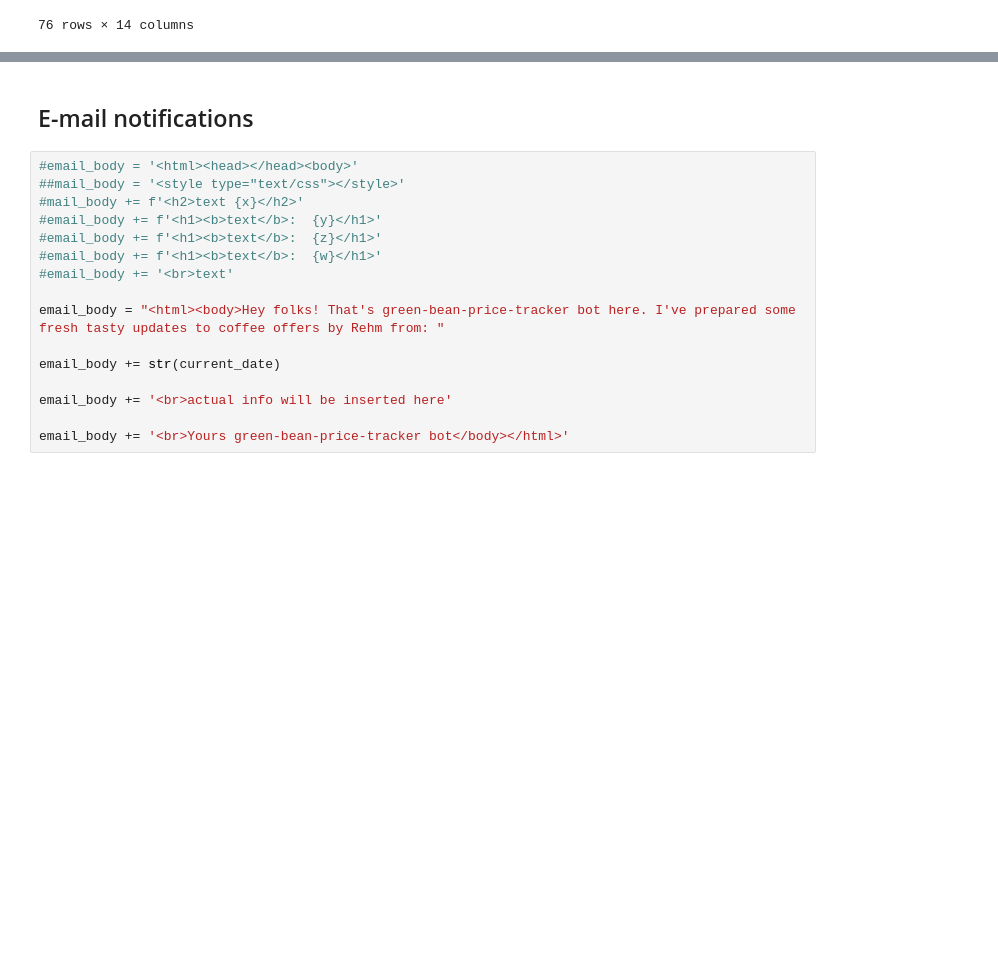
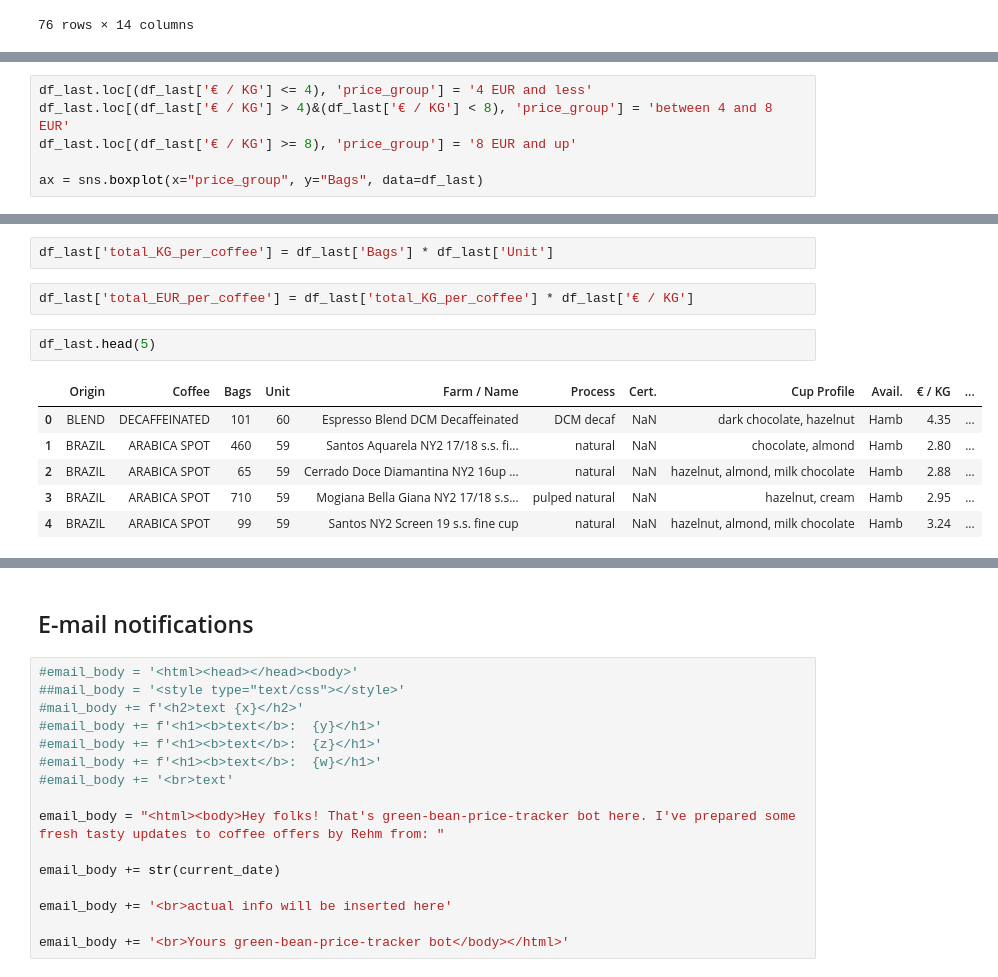
Before and after one commit to yana-d/green-bean-price-tracker, a Jupyter notebook: green-bean-price-tracker.ipynb, the cells around one changed output, grey strips where cells are left out. Saved outputs shown, nothing was run; the diff lists cells and outputs as text; blank space fills up the shorter version.

```diff
--- a/green-bean-price-tracker.ipynb
+++ b/green-bean-price-tracker.ipynb
@@ -445,0 +461,6 @@ df.compare(df2, keep_shape=True)
+# %%
+df_last.loc[(df_last['€ / KG'] <= 4), 'price_group'] = '4 EUR and less'
+df_last.loc[(df_last['€ / KG'] > 4)&(df_last['€ / KG'] < 8), 'price_group'] = 'between 4 and 8 EUR'
+df_last.loc[(df_last['€ / KG'] >= 8), 'price_group'] = '8 EUR and up'
+
+ax = sns.boxplot(x="price_group", y="Bags", data=df_last)
@@ -445,0 +485,13 @@ df.compare(df2, keep_shape=True)
+# %%
+df_last['total_KG_per_coffee'] = df_last['Bags'] * df_last['Unit']
+# %%
+df_last['total_EUR_per_coffee'] = df_last['total_KG_per_coffee'] * df_last['€ / KG']
+# %%
+df_last.head(5)
+# %% [output]
+|  | Origin | Coffee | Bags | Unit | Farm / Name | Process | Cert. | Cup Profile | Avail. | € / KG | ... |
+| 0 | BLEND | DECAFFEINATED | 101 | 60 | Espresso Blend DCM Decaffeinated | DCM decaf | NaN | dark chocolate, hazelnut | Hamb | 4.35 | ... |
+| 1 | BRAZIL | ARABICA SPOT | 460 | 59 | Santos Aquarela NY2 17/18 s.s. fi... | natural | NaN | chocolate, almond | Hamb | 2.80 | ... |
+| 2 | BRAZIL | ARABICA SPOT | 65 | 59 | Cerrado Doce Diamantina NY2 16up ... | natural | NaN | hazelnut, almond, milk chocolate | Hamb | 2.88 | ... |
+| 3 | BRAZIL | ARABICA SPOT | 710 | 59 | Mogiana Bella Giana NY2 17/18 s.s... | pulped natural | NaN | hazelnut, cream | Hamb | 2.95 | ... |
+| 4 | BRAZIL | ARABICA SPOT | 99 | 59 | Santos NY2 Screen 19 s.s. fine cup | natural | NaN | hazelnut, almond, milk chocolate | Hamb | 3.24 | ... |
```
Also changed, not shown: parts of 41 cells of this notebook, 2 other files.
